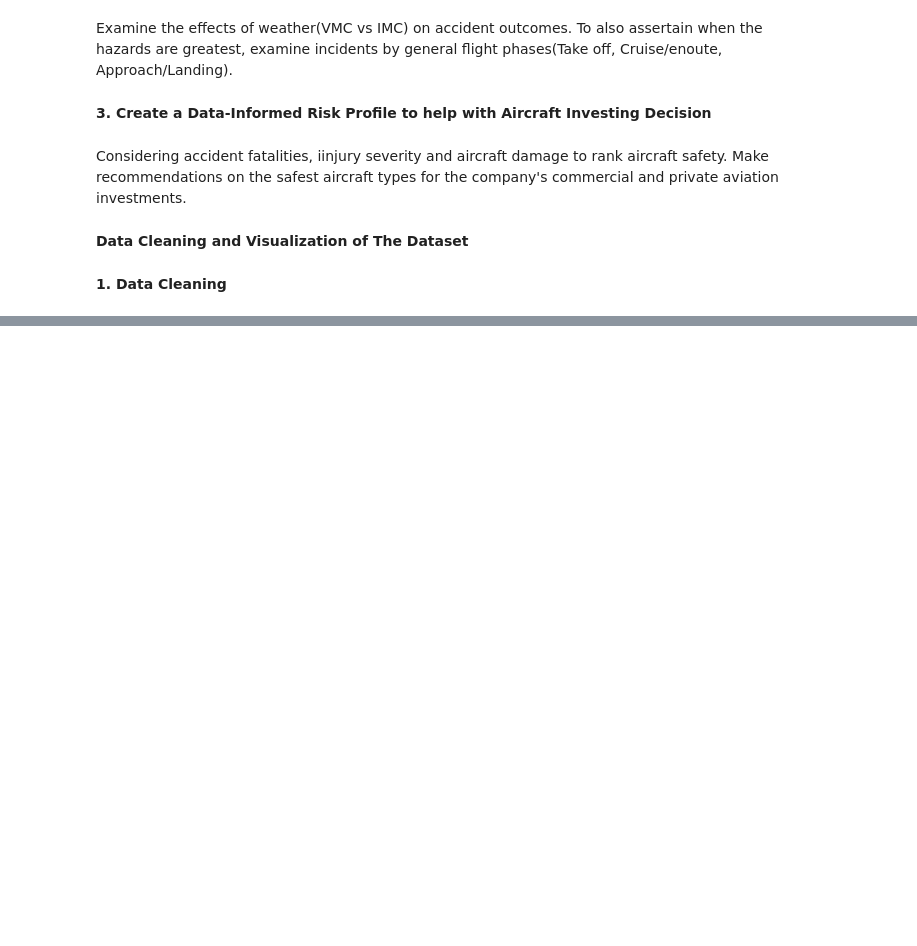
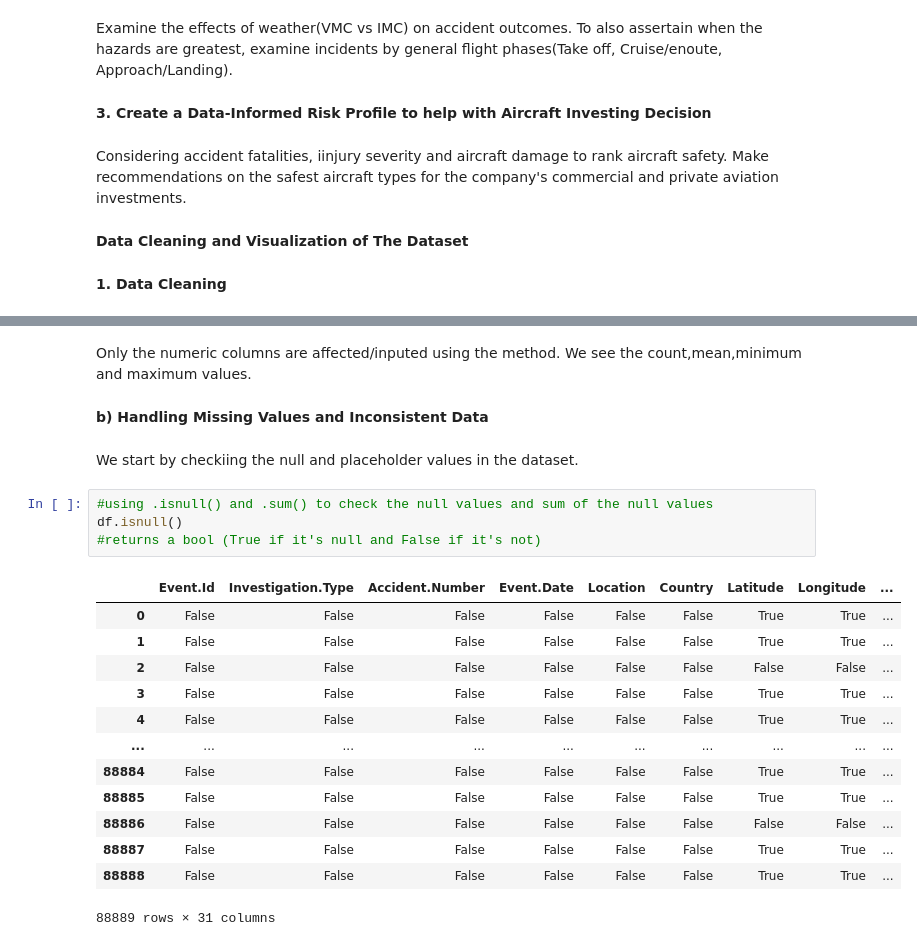
Before and after one commit to Sammy-751/DATA-SCIENCE-PH-01, a Jupyter notebook: Project Phase I .ipynb, the cells around one changed output, grey strips where cells are left out. Cells and saved outputs as stored; diff of their text form; blank space fills up the shorter version.

```diff
--- a/Project Phase I .ipynb
+++ b/Project Phase I .ipynb
@@ -32,0 +144,24 @@ safest aircraft types for the company's commercial and private aviation investme
+# %% [markdown]
+Only the numeric columns are affected/inputed using the method. We see the count,mean,minimum and maximum values.
+# %% [markdown]
+**b) Handling Missing Values and Inconsistent Data**
+# %% [markdown]
+We start by checkiing the null and placeholder values in the dataset.
+# %%
+#using .isnull() and .sum() to check the null values and sum of the null values
+df.isnull()
+#returns a bool (True if it's null and False if it's not)
+# %% [output]
+|  | Event.Id | Investigation.Type | Accident.Number | Event.Date | Location | Country | Latitude | Longitude | ... |
+| 0 | False | False | False | False | False | False | True | True | ... |
+| 1 | False | False | False | False | False | False | True | True | ... |
+| 2 | False | False | False | False | False | False | False | False | ... |
+| 3 | False | False | False | False | False | False | True | True | ... |
+| 4 | False | False | False | False | False | False | True | True | ... |
+| ... | ... | ... | ... | ... | ... | ... | ... | ... | ... |
+| 88884 | False | False | False | False | False | False | True | True | ... |
+| 88885 | False | False | False | False | False | False | True | True | ... |
+| 88886 | False | False | False | False | False | False | False | False | ... |
+| 88887 | False | False | False | False | False | False | True | True | ... |
+| 88888 | False | False | False | False | False | False | True | True | ... |
+88889 rows × 31 columns
```
Also changed, not shown: parts of 62 cells of this notebook.
